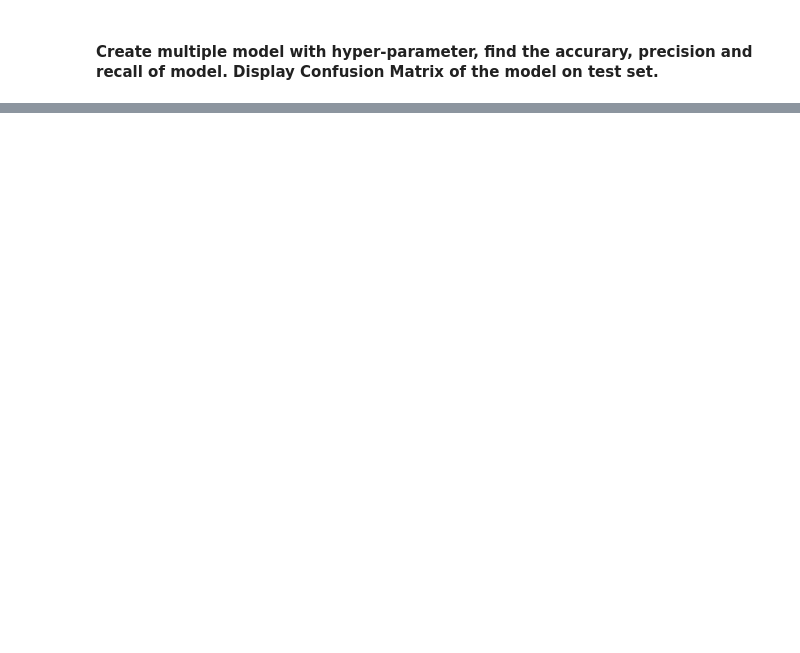
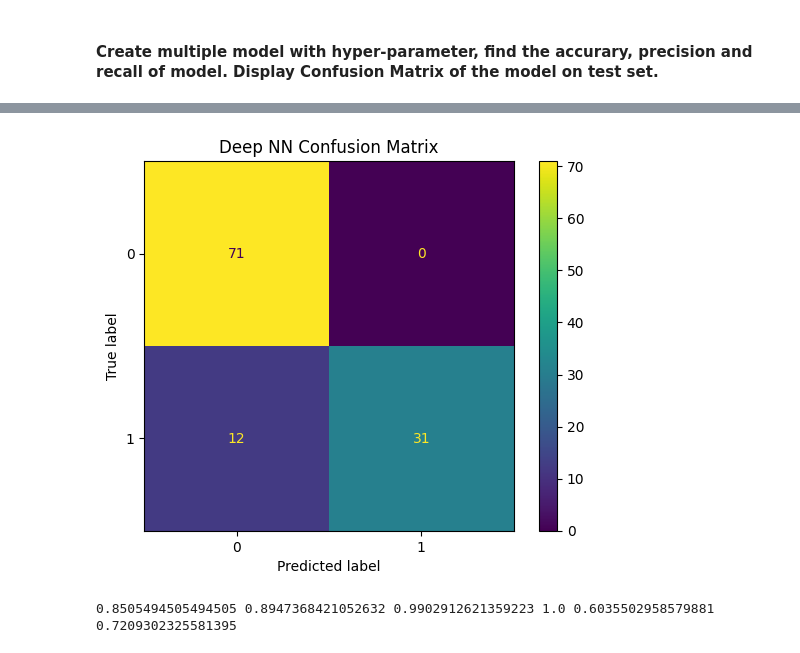
Before and after one commit to ansumanpahari/capstone, a Jupyter notebook: Capstone.ipynb, the cells around one changed output, grey strips where cells are left out. Saved outputs shown, nothing was run; the diff lists cells and outputs as text; code cells hidden in the pictures; blank space fills up the shorter version.

```diff
--- a/Capstone.ipynb
+++ b/Capstone.ipynb
@@ -303,0 +502,23 @@ results_df
+# %%
+dnn_test_result = complex_model.evaluate(X_test,y_test)
+dnn_train_result = complex_model.evaluate(X_train,y_train)
+dnn_predictions = complex_model.predict(X_test)
+dnn_train_predictions = complex_model.predict(X_train)
+y_train_num = np.where(dnn_train_predictions < 0.8, 0, 1)
+y_test_num = np.where(dnn_predictions < 0.8, 0, 1)
+
+dnn_train_accuracy = accuracy_score(y_train, y_train_num)
+dnn_test_accuracy = accuracy_score(y_test, y_test_num)
+
+dnn_train_precision = precision_score(y_train, y_train_num)
+dnn_test_precision = precision_score(y_test, y_test_num)
+
+dnn_train_recall = recall_score(y_train, y_train_num)
+dnn_test_recall = recall_score(y_test, y_test_num)
+
+cm = confusion_matrix(y_test, y_test_num)
+disp = ConfusionMatrixDisplay(confusion_matrix=cm)
+disp.plot()
+disp.ax_.set_title("Deep NN Confusion Matrix")
+plt.show()
+# %% [output]
@@ -303,0 +529,5 @@ results_df
+[figure, added]
+# %%
+print (dnn_train_accuracy,dnn_test_accuracy, dnn_train_precision,  dnn_test_precision,dnn_train_recall, dnn_test_recall )
+# %% [output]
+0.8505494505494505 0.8947368421052632 0.9902912621359223 1.0 0.6035502958579881 0.7209302325581395
```
Also changed, not shown: parts of 22 cells of this notebook.
